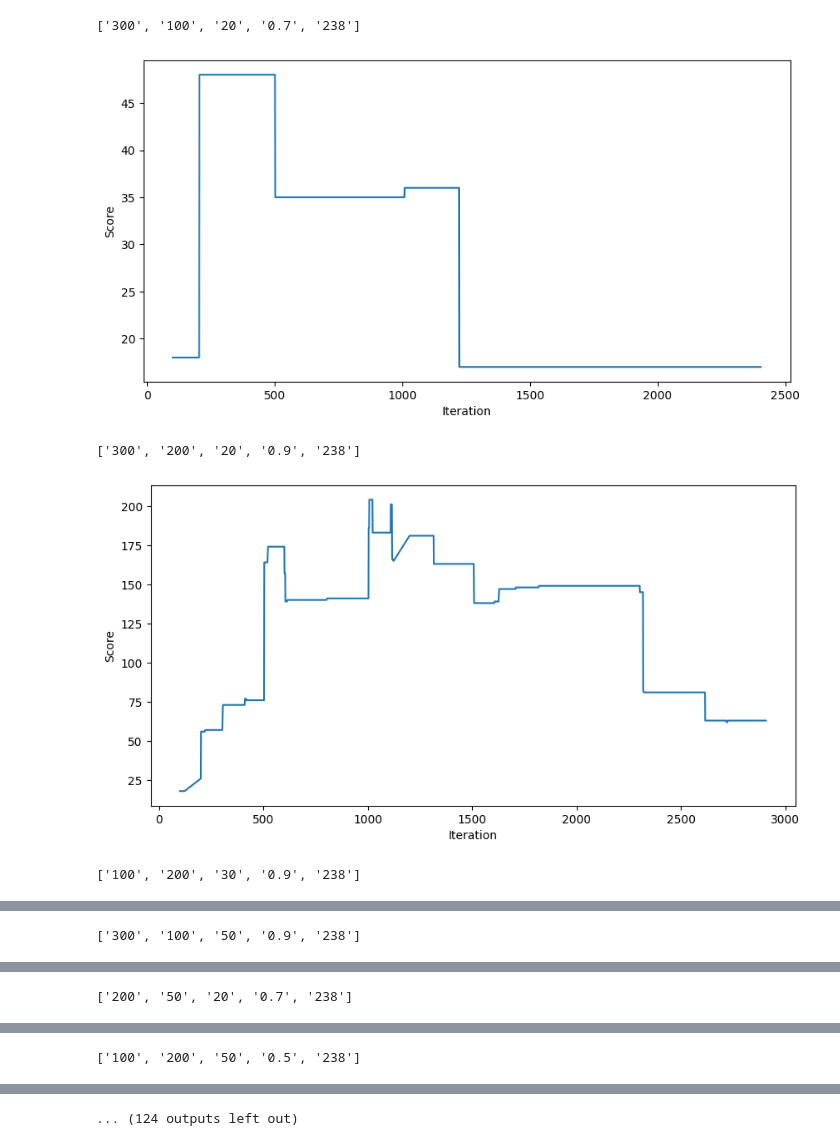
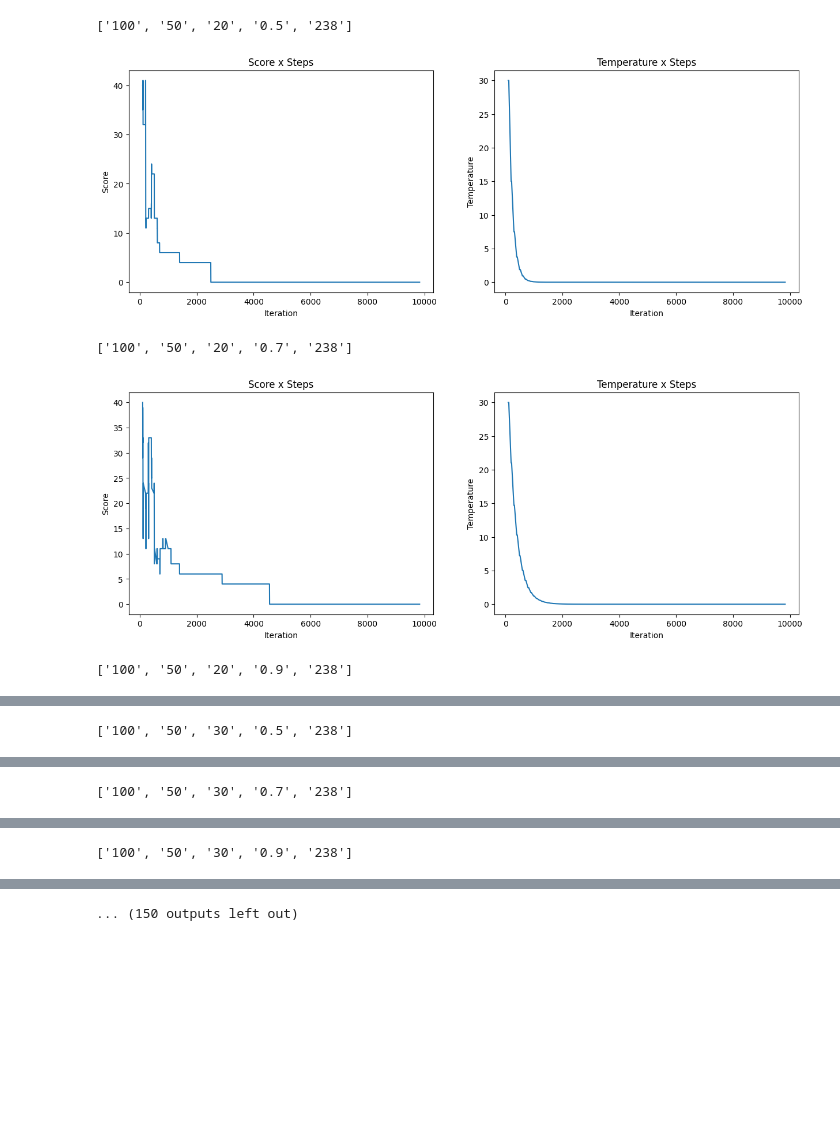
Before and after one commit to rtmonteiro/time_scheduling, a Jupyter notebook: notebooks/show_results.ipynb, the cells around one changed output, grey strips where cells are left out. Cells and saved outputs as stored; diff of their text form; code cells hidden in the pictures; blank space fills up the shorter version.

```diff
--- a/notebooks/show_results.ipynb
+++ b/notebooks/show_results.ipynb
@@ -33,10 +22,0 @@ plt.show()
-# %%
-# Read all lines from the file
-
-table, params = define_table('../out/results1.txt')
-
-plt.figure(figsize=(10, 5))
-plt.plot(table['i']*100+table['j'], table['score'])
-plt.xlabel('Iteration')
-plt.ylabel('Score')
-plt.show()
@@ -45,9 +22,0 @@ plt.show()
-# %%
-# Read all lines from the file
-import pandas as pd
-import matplotlib.pyplot as plt
-
-table, params = define_table('../out/scores_comp12_1000.txt', True)
-
-print(params)
-table
@@ -77,22 +23,35 @@ plt.show()
 # %%
 import os
 
 # For all files in a directory
 # read all lines from the file
 directory = '../out/results/'
 file_paths = [os.path.join(directory, file) for file in os.listdir(directory) if os.path.isfile(os.path.join(directory, file))]
 
 for file_path in file_paths:
     table, params = define_table(file_path, True)
     print(params)
-    plt.figure(figsize=(10, 5))
-    plt.plot(table['i']*100+table['j'], table['score'])
-    plt.xlabel('Iteration')
-    plt.ylabel('Score')
+    figure, axis = plt.subplots(1, 2)
+
+    figure.set_figwidth(15)
+    figure.set_figheight(5)
+
+    # 0 : Score x Steps
+    axis[0].plot(table['i']*max(table['i'])+table['j'], table['score'])
+    axis[0].set_title('Score x Steps')
+    axis[0].set_xlabel('Iteration')
+    axis[0].set_ylabel('Score')
+
+    # 1 : Temperature x Steps
+    axis[1].plot(table['i']*max(table['i'])+table['j'], table['temperature'])
+    axis[1].set_title('Temperature x Steps')
+    axis[1].set_xlabel('Iteration')
+    axis[1].set_ylabel('Temperature')
+
     plt.show()
 # %% [output]
-['300', '100', '20', '0.7', '238']
+['100', '50', '20', '0.5', '238']
-[figure, old version]
+[figure, new version]
-['300', '200', '20', '0.9', '238']
+['100', '50', '20', '0.7', '238']
-[figure, old version]
+[figure, new version]
-['100', '200', '30', '0.9', '238']
+['100', '50', '20', '0.9', '238']
@@ -100 +59 @@ for file_path in file_paths:
-['300', '100', '50', '0.9', '238']
+['100', '50', '30', '0.5', '238']
@@ -102 +61 @@ for file_path in file_paths:
-['200', '50', '20', '0.7', '238']
+['100', '50', '30', '0.7', '238']
@@ -104 +63 @@ for file_path in file_paths:
-['100', '200', '50', '0.5', '238']
+['100', '50', '30', '0.9', '238']
@@ -106 +65 @@ for file_path in file_paths:
-... (124 outputs left out)
+... (150 outputs left out)
```
Also changed, not shown: parts of 5 cells of this notebook, 4 other files.
